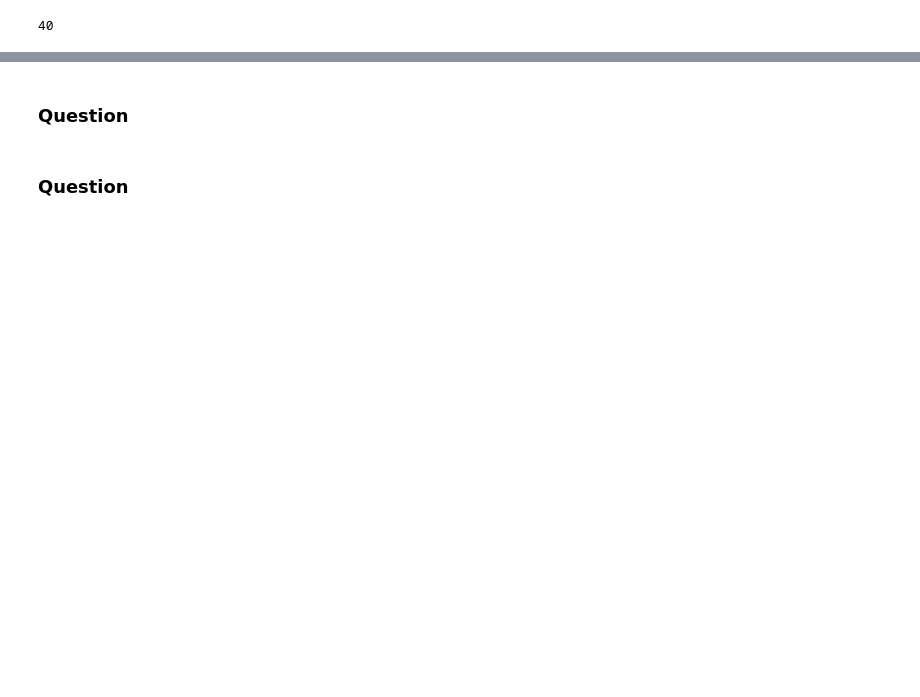
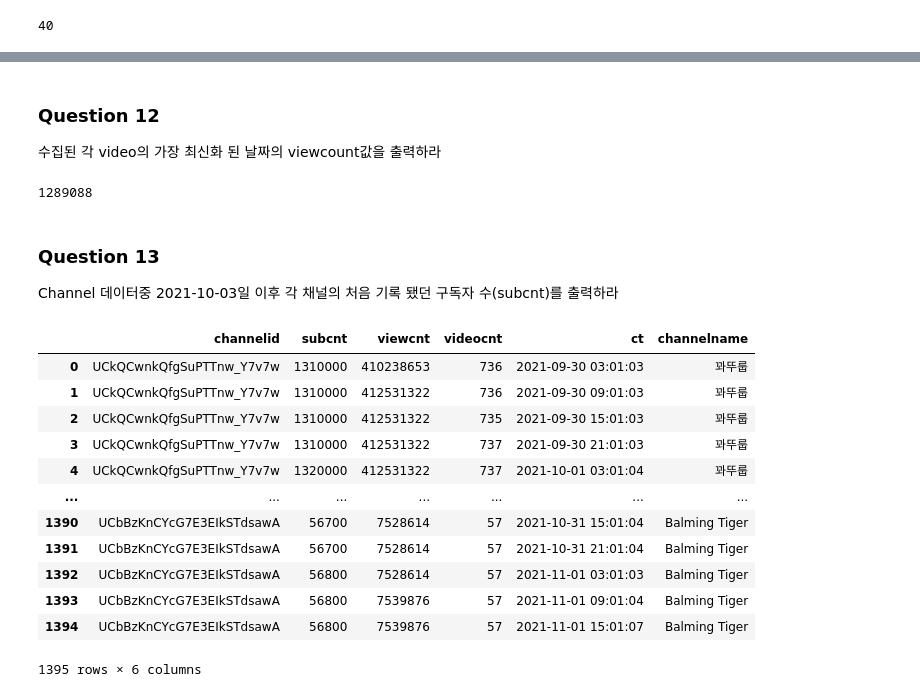
Before and after one commit to wonyeongdeok/exam-prep, a Jupyter notebook: 빅데이터분석기사/DataManim/작업 1유형 연습문제.ipynb, the cells around one changed output, grey strips where cells are left out. Cells and saved outputs as stored; diff of their text form; code cells hidden in the pictures; blank space fills up the shorter version.

```diff
--- a/빅데이터분석기사/DataManim/작업 1유형 연습문제.ipynb
+++ b/빅데이터분석기사/DataManim/작업 1유형 연습문제.ipynb
@@ -207,4 +265,26 @@ sum(sr.values >= 20)
 # %% [markdown]
-### Question
+### Question 12
+수집된 각 video의 가장 최신화 된 날짜의 viewcount값을  출력하라
+# %%
+video.sort_values(by='ct', ascending=False).iloc[0]['viewcnt']
+# %% [output]
+1289088
 # %% [markdown]
-### Question
+### Question 13
+Channel 데이터중 2021-10-03일 이후 각 채널의 처음 기록 됐던 구독자 수(subcnt)를  출력하라
+# %%
+channel
+# %% [output]
+|  | channelid | subcnt | viewcnt | videocnt | ct | channelname |
+| 0 | UCkQCwnkQfgSuPTTnw_Y7v7w | 1310000 | 410238653 | 736 | 2021-09-30 03:01:03 | 꽈뚜룹 |
+| 1 | UCkQCwnkQfgSuPTTnw_Y7v7w | 1310000 | 412531322 | 736 | 2021-09-30 09:01:03 | 꽈뚜룹 |
+| 2 | UCkQCwnkQfgSuPTTnw_Y7v7w | 1310000 | 412531322 | 735 | 2021-09-30 15:01:03 | 꽈뚜룹 |
+| 3 | UCkQCwnkQfgSuPTTnw_Y7v7w | 1310000 | 412531322 | 737 | 2021-09-30 21:01:03 | 꽈뚜룹 |
+| 4 | UCkQCwnkQfgSuPTTnw_Y7v7w | 1320000 | 412531322 | 737 | 2021-10-01 03:01:04 | 꽈뚜룹 |
+| ... | ... | ... | ... | ... | ... | ... |
+| 1390 | UCbBzKnCYcG7E3EIkSTdsawA | 56700 | 7528614 | 57 | 2021-10-31 15:01:04 | Balming Tiger |
+| 1391 | UCbBzKnCYcG7E3EIkSTdsawA | 56700 | 7528614 | 57 | 2021-10-31 21:01:04 | Balming Tiger |
+| 1392 | UCbBzKnCYcG7E3EIkSTdsawA | 56800 | 7528614 | 57 | 2021-11-01 03:01:03 | Balming Tiger |
+| 1393 | UCbBzKnCYcG7E3EIkSTdsawA | 56800 | 7539876 | 57 | 2021-11-01 09:01:04 | Balming Tiger |
+| 1394 | UCbBzKnCYcG7E3EIkSTdsawA | 56800 | 7539876 | 57 | 2021-11-01 15:01:07 | Balming Tiger |
+1395 rows × 6 columns
```
Also changed, not shown: parts of 45 cells of this notebook.
